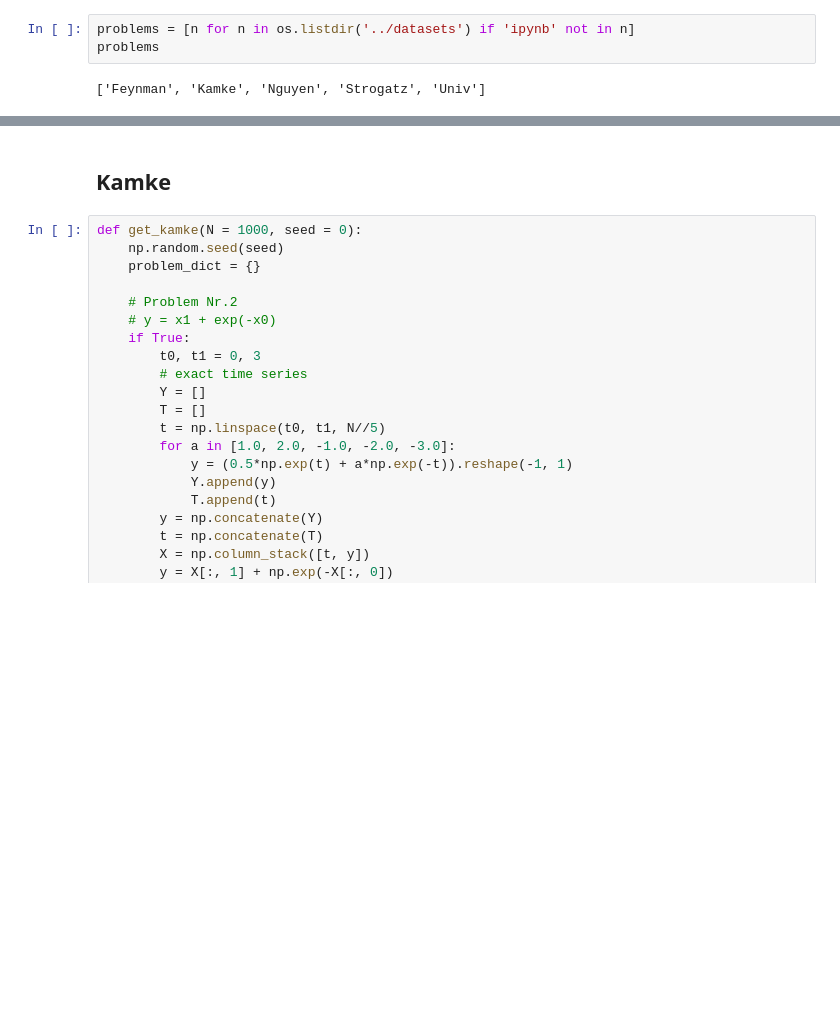
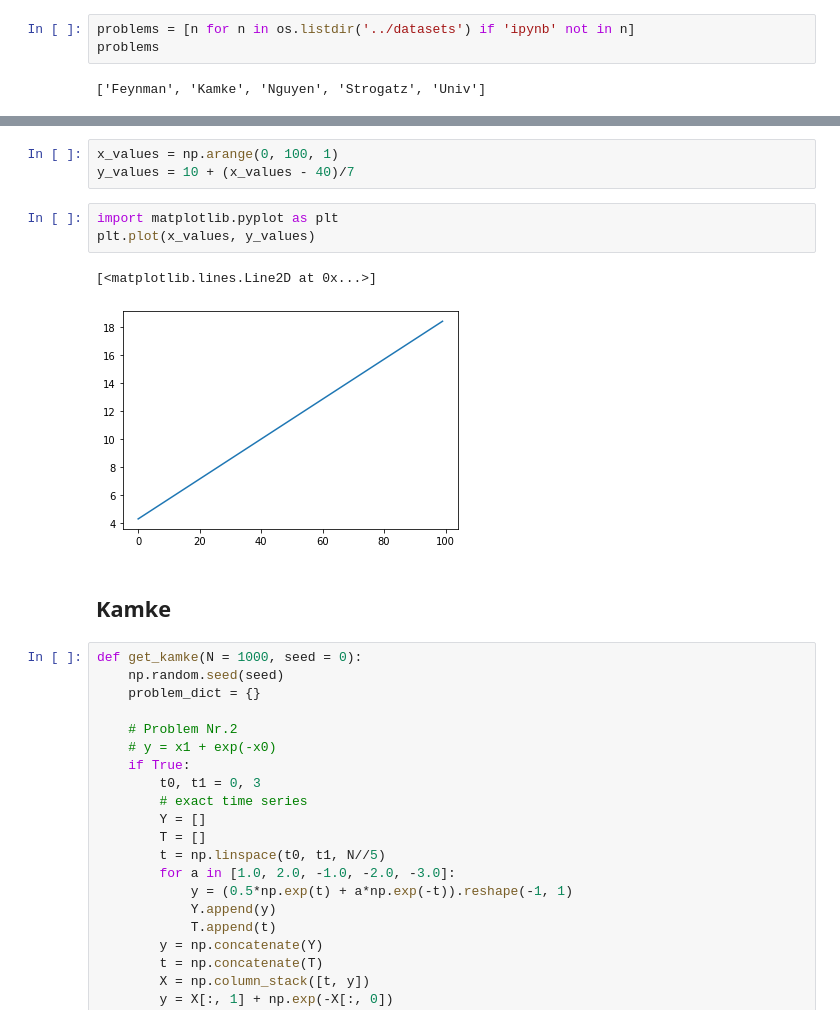
Before and after one commit to kahlmeyer94/DAG_search, a Jupyter notebook: datasets/create_data.ipynb, the cells around one changed output, grey strips where cells are left out. Cells and saved outputs as stored; diff of their text form; blank space fills up the shorter version.

```diff
--- a/datasets/create_data.ipynb
+++ b/datasets/create_data.ipynb
@@ -12,3 +100,12 @@ problems
+# %%
+x_values = np.arange(0, 100, 1)
+y_values = 10 + (x_values - 40)/7
+# %%
+import matplotlib.pyplot as plt
+plt.plot(x_values, y_values)
+# %% [output]
+[<matplotlib.lines.Line2D at 0x...>]
+[figure, added]
 # %% [markdown]
 ## Kamke
 # %%
```
Also changed, not shown: parts of 2 cells of this notebook, 1 other file.
